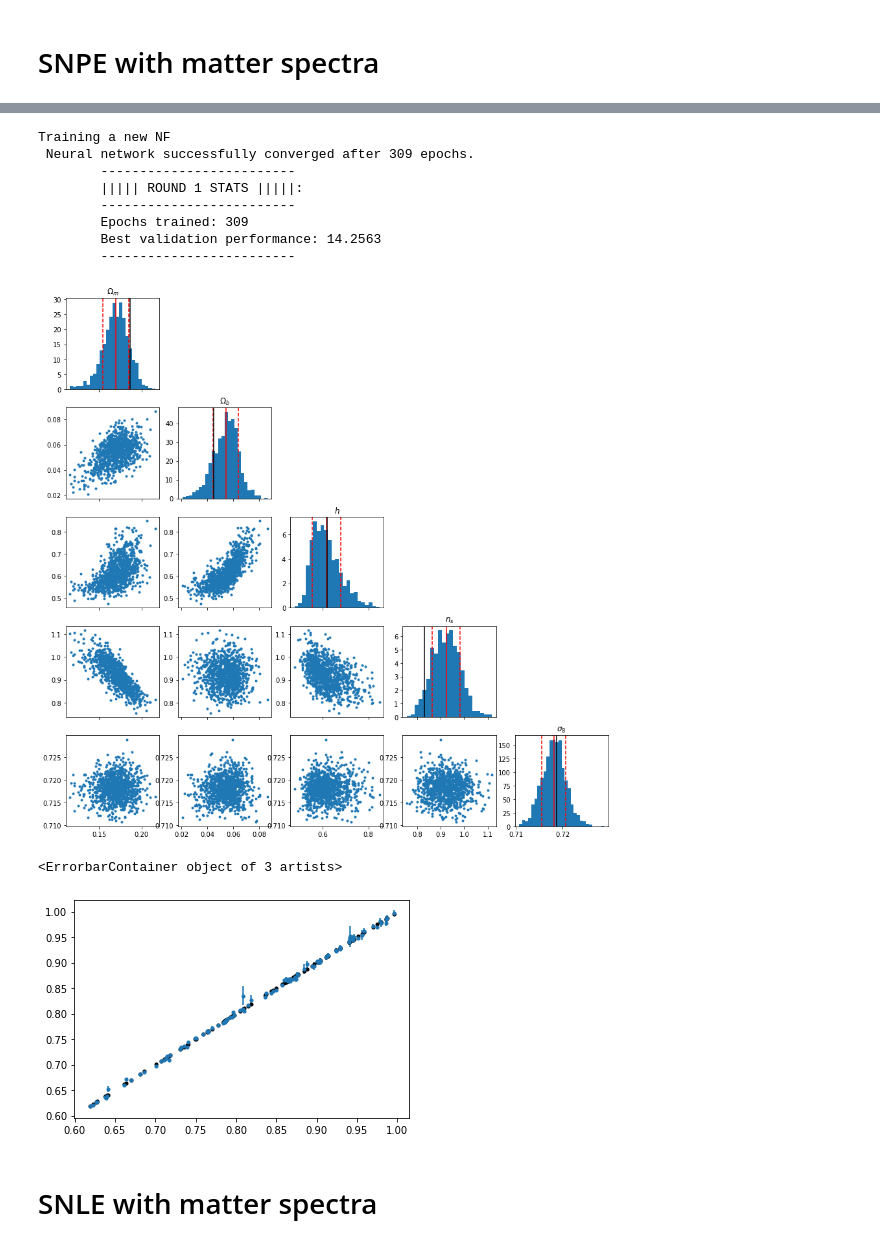
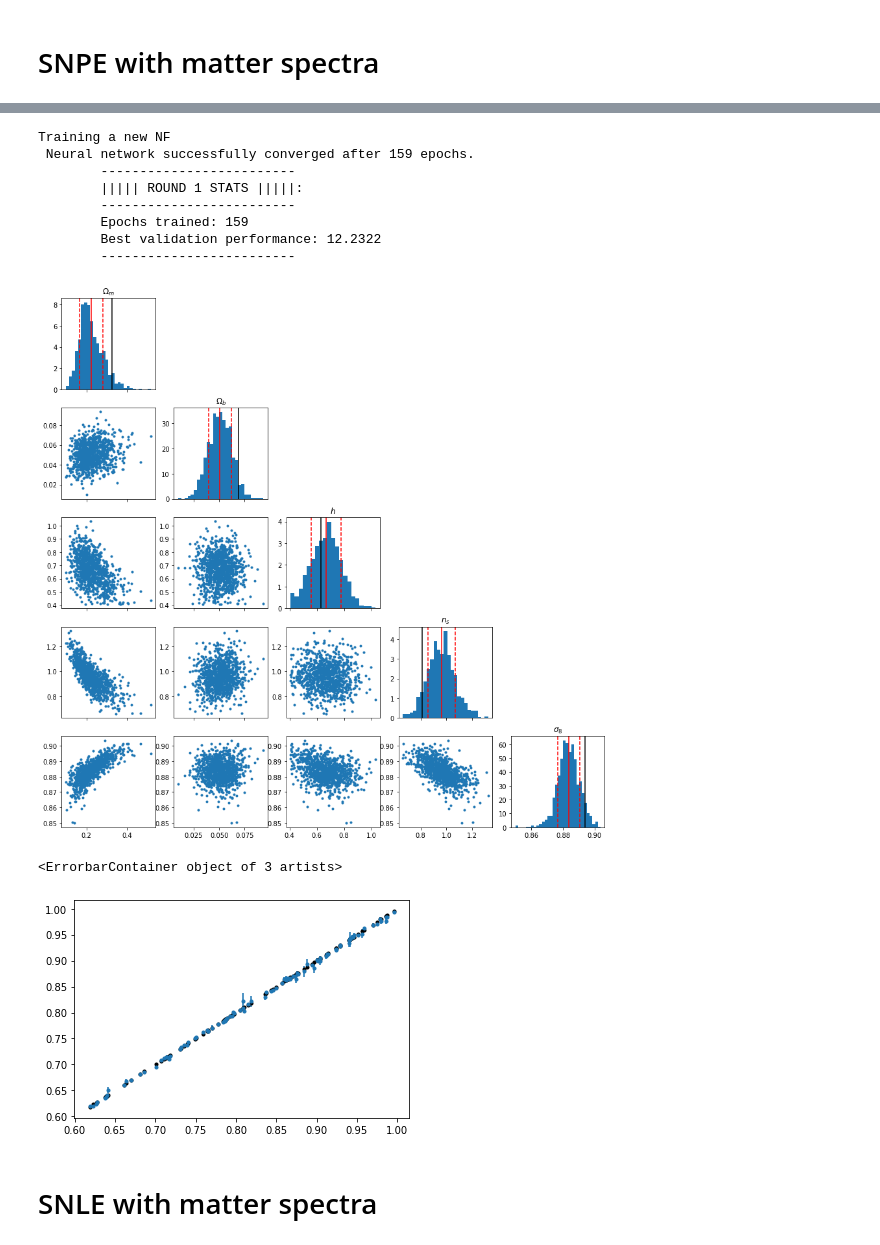
Before and after one commit to modichirag/HySBI, a Jupyter notebook: notebooks/play_hydbi.ipynb, the cells around one changed output, grey strips where cells are left out. Saved outputs shown, nothing was run; the diff lists cells and outputs as text; code cells hidden in the pictures.

```diff
--- a/notebooks/play_hydbi.ipynb
+++ b/notebooks/play_hydbi.ipynb
@@ -26,0 +30,4 @@ Populating the interactive namespace from numpy and matplotlib
+# %%
+args = {"kmin": 0.15, "kmax":0.5, "offset_amp":0, "ampnorm":False, "alg":"snpe"}
+args = sbitools.Objectify(args)
+kcut, features, params = loader_pk.loader(args, return_k=True)
@@ -56,26 +40,26 @@ plt.semilogx()
 # %%
 ### SBI
-
+trainx, scaler = sbitools.standardize(features, secondary=None, log_transform=True)
+trainy = params.copy()
 prior = sbitools.sbi_prior(params.reshape(-1, params.shape[-1]), offset=0.2)
-
 posterior, inference, summary = sbitools.sbi(trainx, trainy, prior, \
                                             summarize=True,
                                             verbose=True,
-                                             nlayers=8)
+                                             nlayers=8, alg='snpe')
 # %% [output]
 Training a new NF
- Neural network successfully converged after 309 epochs.
+ Neural network successfully converged after 159 epochs.
         -------------------------
         ||||| ROUND 1 STATS |||||:
         -------------------------
-        Epochs trained: 309
-        Best validation performance: 14.2563
+        Epochs trained: 159
+        Best validation performance: 12.2322
         -------------------------
 # %%
-i = 2
+i = 3
 fig, ax = sbiplots.plot_posterior(trainx[i], trainy[i], posterior)
 # %% [output]
-[figure, old version]
+[figure, new version]
 # %%
 nsims, nsamples = 100, 1000
 samples = np.zeros([nsims, nsamples, params.shape[1]])
@@ -88,7 +72,7 @@ plt.plot(params[:nsims, j], params[:nsims, j], 'k.')
 plt.errorbar(params[:nsims, j], samples.mean(axis=1)[:, j], samples.std(axis=1)[:, j], fmt='.')
 # %% [output]
 <ErrorbarContainer object of 3 artists>
-[figure, old version]
+[figure, new version]
 # %% [markdown]
 
 # SNLE with matter spectra
```
Also changed, not shown: parts of 87 cells of this notebook, 2 other files.
